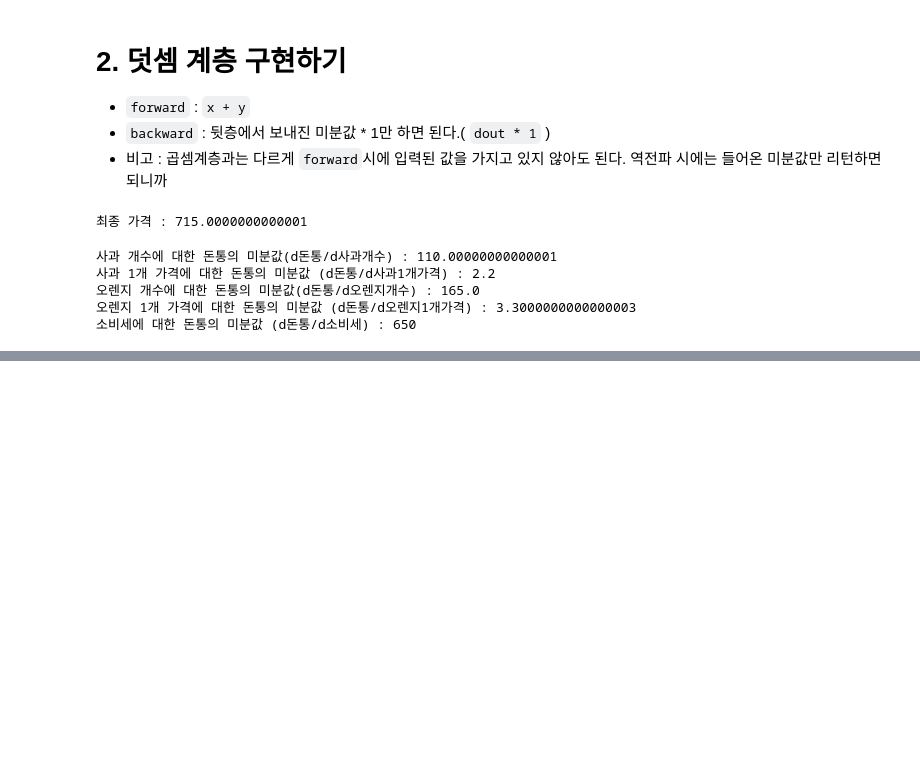
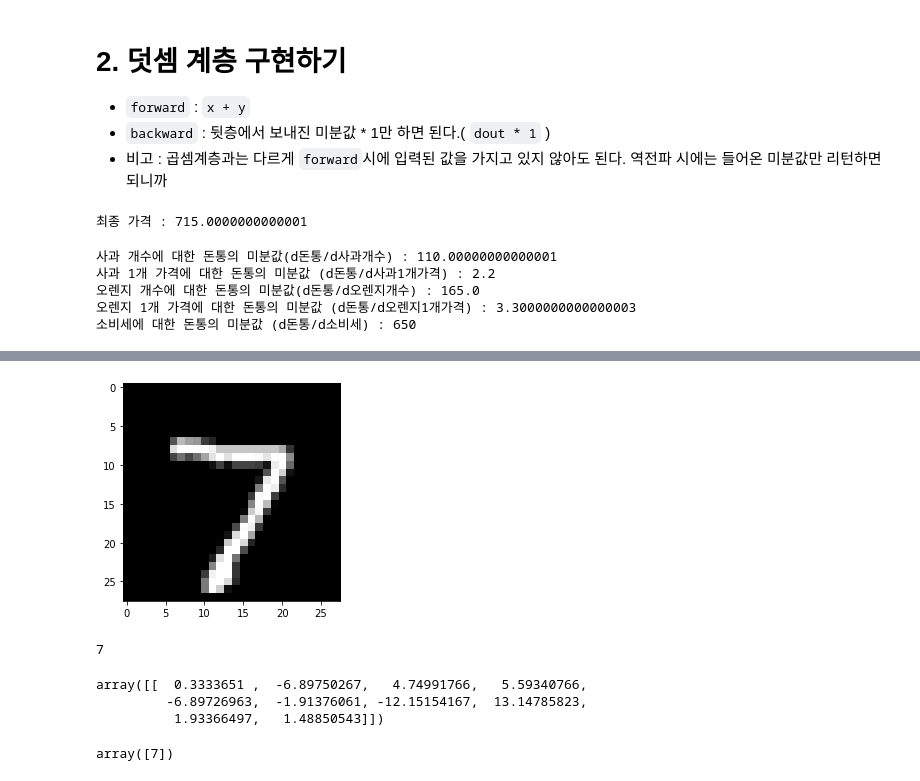
Before and after one commit to koalalovepabro/Deep-Learning, a Jupyter notebook: 10_역전파_구현하기.ipynb, the cells around one changed output, grey strips where cells are left out. Saved outputs shown, nothing was run; the diff lists cells and outputs as text; code cells hidden in the pictures; blank space fills up the shorter version.

```diff
--- a/10_역전파_구현하기.ipynb
+++ b/10_역전파_구현하기.ipynb
@@ -178,0 +670,22 @@ print("소비세에 대한 돈통의 미분값 (d돈통/d소비세) : {}".format
+# %%
+image = pred_image.reshape(28, 28)
+
+plt.imshow(image, 'gray')
+plt.show()
+# %% [output]
+[figure, added]
+# %%
+y_test[0]
+# %% [output]
+7
+# %%
+pred_result = network.predict(np.array([pred_image]))
+pred_result
+# %% [output]
+array([[  0.3333651 ,  -6.89750267,   4.74991766,   5.59340766,
+         -6.89726963,  -1.91376061, -12.15154167,  13.14785823,
+          1.93366497,   1.48850543]])
+# %%
+np.argmax(pred_result, axis=1)
+# %% [output]
+array([7])
```
Also changed, not shown: parts of 31 cells of this notebook.
